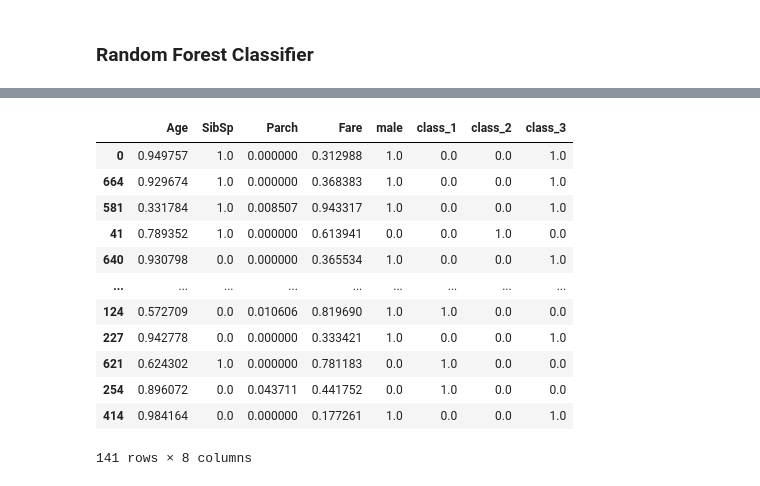
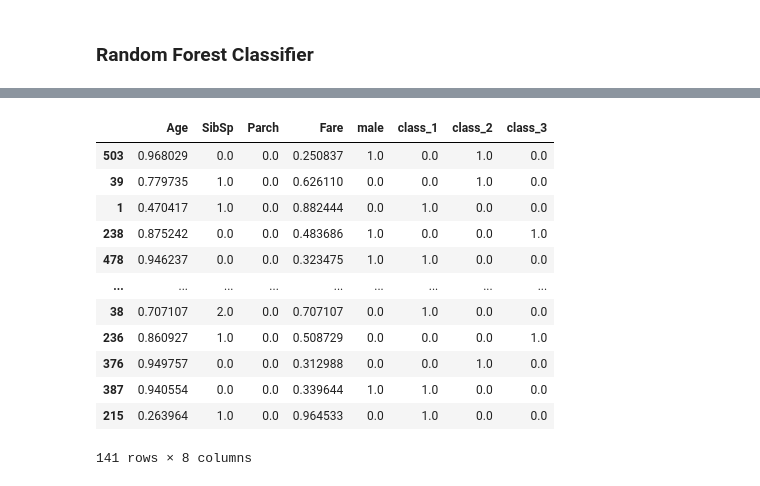
Before and after one commit to vinimoti/Titanic-Kaggle, a Jupyter notebook: train_first_try.ipynb, the cells around one changed output, grey strips where cells are left out. Drawn from its saved outputs; the diff is of its cells as text; code cells hidden in the pictures.

```diff
--- a/train_first_try.ipynb
+++ b/train_first_try.ipynb
@@ -272,18 +270,17 @@ X_test
 first_try = pd.DataFrame(data = {'real': y_test,'predito': predict})
 first_try.to_csv('random_forest_v1.csv', index = False)
 # %%
-X_test
 # %% [output]
 |  | Age | SibSp | Parch | Fare | male | class_1 | class_2 | class_3 |
-| 0 | 0.949757 | 1.0 | 0.000000 | 0.312988 | 1.0 | 0.0 | 0.0 | 1.0 |
-| 664 | 0.929674 | 1.0 | 0.000000 | 0.368383 | 1.0 | 0.0 | 0.0 | 1.0 |
-| 581 | 0.331784 | 1.0 | 0.008507 | 0.943317 | 1.0 | 0.0 | 0.0 | 1.0 |
-| 41 | 0.789352 | 1.0 | 0.000000 | 0.613941 | 0.0 | 0.0 | 1.0 | 0.0 |
-| 640 | 0.930798 | 0.0 | 0.000000 | 0.365534 | 1.0 | 0.0 | 0.0 | 1.0 |
+| 503 | 0.968029 | 0.0 | 0.0 | 0.250837 | 1.0 | 0.0 | 1.0 | 0.0 |
+| 39 | 0.779735 | 1.0 | 0.0 | 0.626110 | 0.0 | 0.0 | 1.0 | 0.0 |
+| 1 | 0.470417 | 1.0 | 0.0 | 0.882444 | 0.0 | 1.0 | 0.0 | 0.0 |
+| 238 | 0.875242 | 0.0 | 0.0 | 0.483686 | 1.0 | 0.0 | 0.0 | 1.0 |
+| 478 | 0.946237 | 0.0 | 0.0 | 0.323475 | 1.0 | 1.0 | 0.0 | 0.0 |
 | ... | ... | ... | ... | ... | ... | ... | ... | ... |
-| 124 | 0.572709 | 0.0 | 0.010606 | 0.819690 | 1.0 | 1.0 | 0.0 | 0.0 |
-| 227 | 0.942778 | 0.0 | 0.000000 | 0.333421 | 1.0 | 0.0 | 0.0 | 1.0 |
-| 621 | 0.624302 | 1.0 | 0.000000 | 0.781183 | 0.0 | 1.0 | 0.0 | 0.0 |
-| 254 | 0.896072 | 0.0 | 0.043711 | 0.441752 | 0.0 | 1.0 | 0.0 | 0.0 |
-| 414 | 0.984164 | 0.0 | 0.000000 | 0.177261 | 1.0 | 0.0 | 0.0 | 1.0 |
+| 38 | 0.707107 | 2.0 | 0.0 | 0.707107 | 0.0 | 1.0 | 0.0 | 0.0 |
+| 236 | 0.860927 | 1.0 | 0.0 | 0.508729 | 0.0 | 0.0 | 0.0 | 1.0 |
+| 376 | 0.949757 | 0.0 | 0.0 | 0.312988 | 0.0 | 0.0 | 1.0 | 0.0 |
+| 387 | 0.940554 | 0.0 | 0.0 | 0.339644 | 1.0 | 1.0 | 0.0 | 0.0 |
+| 215 | 0.263964 | 1.0 | 0.0 | 0.964533 | 0.0 | 1.0 | 0.0 | 0.0 |
 141 rows × 8 columns
```
Also changed, not shown: parts of 5 cells of this notebook, 3 other files.
